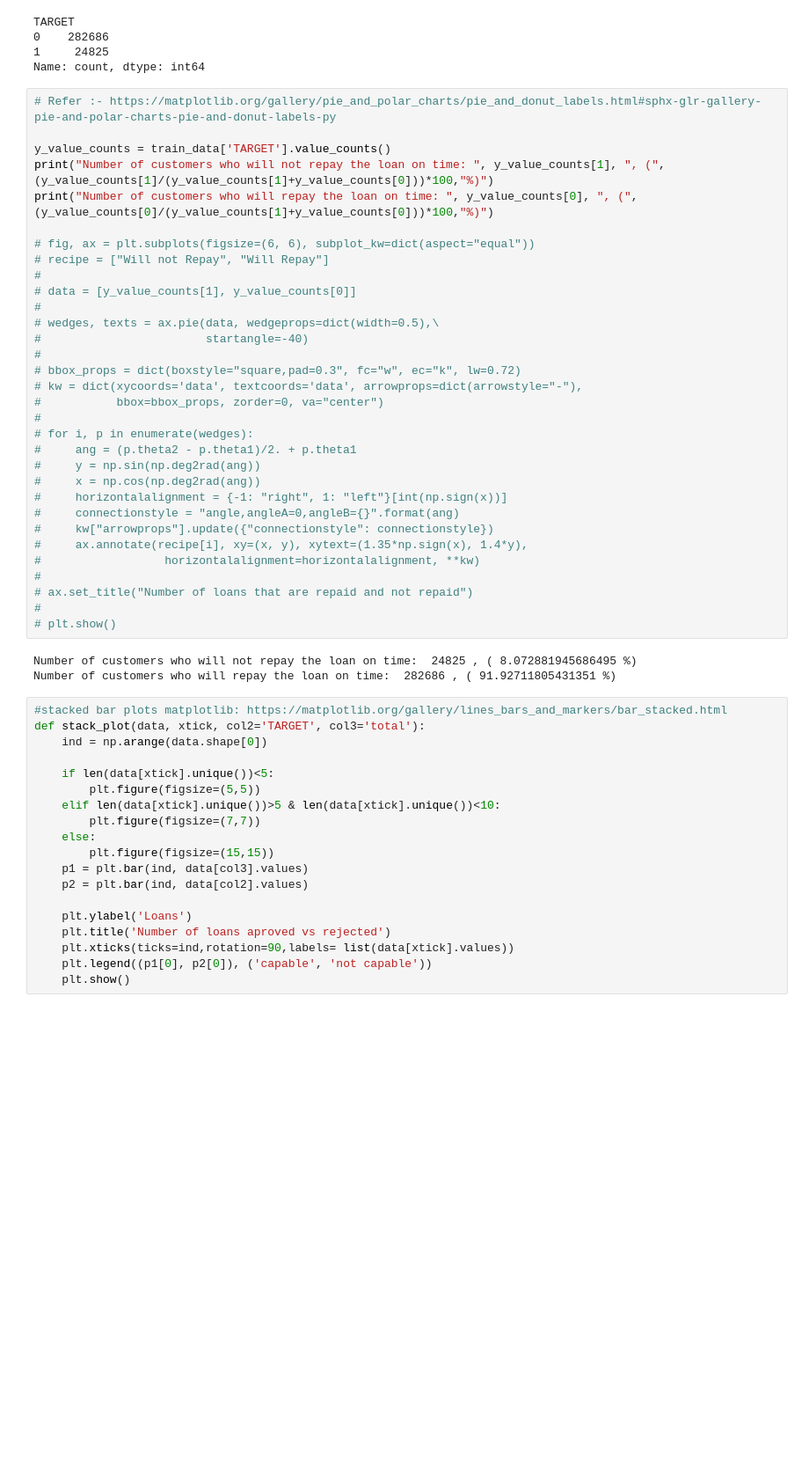
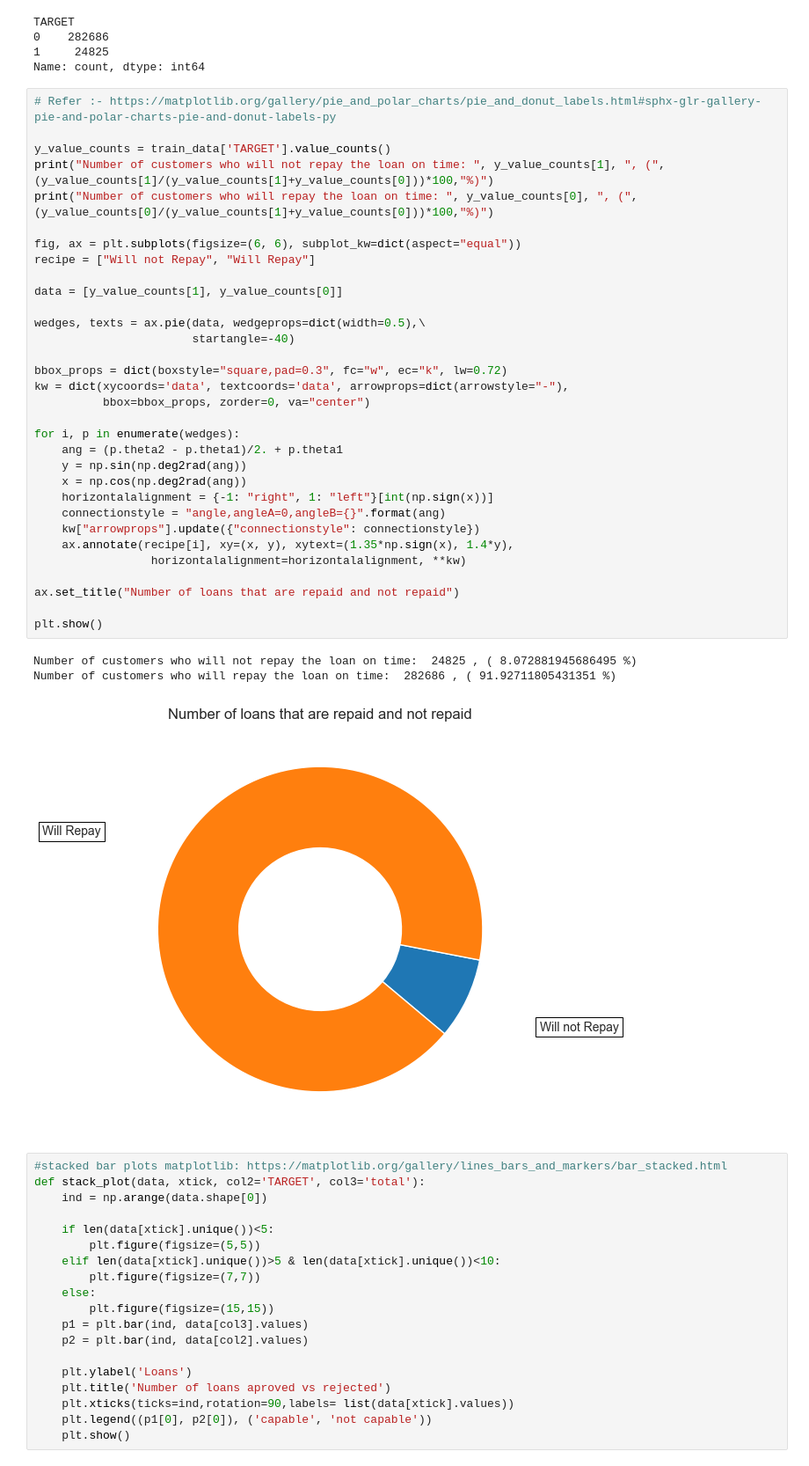
Before and after one commit to Dun-IT/lakehouse_homecredit, a Jupyter notebook: notebook/home_credit_default_risk.ipynb, the cells around one changed output. Shown at 88% size. Saved outputs shown, nothing was run; the diff lists cells and outputs as text; blank space fills up the shorter version.

```diff
--- a/notebook/home_credit_default_risk.ipynb
+++ b/notebook/home_credit_default_risk.ipynb
@@ -171,38 +192,39 @@ Name: count, dtype: int64
 # %%
 # Refer :- https://matplotlib.org/gallery/pie_and_polar_charts/pie_and_donut_labels.html#sphx-glr-gallery-pie-and-polar-charts-pie-and-donut-labels-py
 
 y_value_counts = train_data['TARGET'].value_counts()
 print("Number of customers who will not repay the loan on time: ", y_value_counts[1], ", (", (y_value_counts[1]/(y_value_counts[1]+y_value_counts[0]))*100,"%)")
 print("Number of customers who will repay the loan on time: ", y_value_counts[0], ", (", (y_value_counts[0]/(y_value_counts[1]+y_value_counts[0]))*100,"%)")
 
-# fig, ax = plt.subplots(figsize=(6, 6), subplot_kw=dict(aspect="equal"))
-# recipe = ["Will not Repay", "Will Repay"]
-#
-# data = [y_value_counts[1], y_value_counts[0]]
-#
-# wedges, texts = ax.pie(data, wedgeprops=dict(width=0.5),\
-#                        startangle=-40)
-#
-# bbox_props = dict(boxstyle="square,pad=0.3", fc="w", ec="k", lw=0.72)
-# kw = dict(xycoords='data', textcoords='data', arrowprops=dict(arrowstyle="-"),
-#           bbox=bbox_props, zorder=0, va="center")
-#
-# for i, p in enumerate(wedges):
-#     ang = (p.theta2 - p.theta1)/2. + p.theta1
-#     y = np.sin(np.deg2rad(ang))
-#     x = np.cos(np.deg2rad(ang))
-#     horizontalalignment = {-1: "right", 1: "left"}[int(np.sign(x))]
-#     connectionstyle = "angle,angleA=0,angleB={}".format(ang)
-#     kw["arrowprops"].update({"connectionstyle": connectionstyle})
-#     ax.annotate(recipe[i], xy=(x, y), xytext=(1.35*np.sign(x), 1.4*y),
-#                  horizontalalignment=horizontalalignment, **kw)
-#
-# ax.set_title("Number of loans that are repaid and not repaid")
-#
-# plt.show()
+fig, ax = plt.subplots(figsize=(6, 6), subplot_kw=dict(aspect="equal"))
+recipe = ["Will not Repay", "Will Repay"]
+
+data = [y_value_counts[1], y_value_counts[0]]
+
+wedges, texts = ax.pie(data, wedgeprops=dict(width=0.5),\
+                       startangle=-40)
+
+bbox_props = dict(boxstyle="square,pad=0.3", fc="w", ec="k", lw=0.72)
+kw = dict(xycoords='data', textcoords='data', arrowprops=dict(arrowstyle="-"),
+          bbox=bbox_props, zorder=0, va="center")
+
+for i, p in enumerate(wedges):
+    ang = (p.theta2 - p.theta1)/2. + p.theta1
+    y = np.sin(np.deg2rad(ang))
+    x = np.cos(np.deg2rad(ang))
+    horizontalalignment = {-1: "right", 1: "left"}[int(np.sign(x))]
+    connectionstyle = "angle,angleA=0,angleB={}".format(ang)
+    kw["arrowprops"].update({"connectionstyle": connectionstyle})
+    ax.annotate(recipe[i], xy=(x, y), xytext=(1.35*np.sign(x), 1.4*y),
+                 horizontalalignment=horizontalalignment, **kw)
+
+ax.set_title("Number of loans that are repaid and not repaid")
+
+plt.show()
 # %% [output]
 Number of customers who will not repay the loan on time:  24825 , ( 8.072881945686495 %)
 Number of customers who will repay the loan on time:  282686 , ( 91.92711805431351 %)
+[figure, added]
 # %%
 #stacked bar plots matplotlib: https://matplotlib.org/gallery/lines_bars_and_markers/bar_stacked.html
 def stack_plot(data, xtick, col2='TARGET', col3='total'):
```
Also changed, not shown: parts of 288 cells of this notebook, 6 other files.
